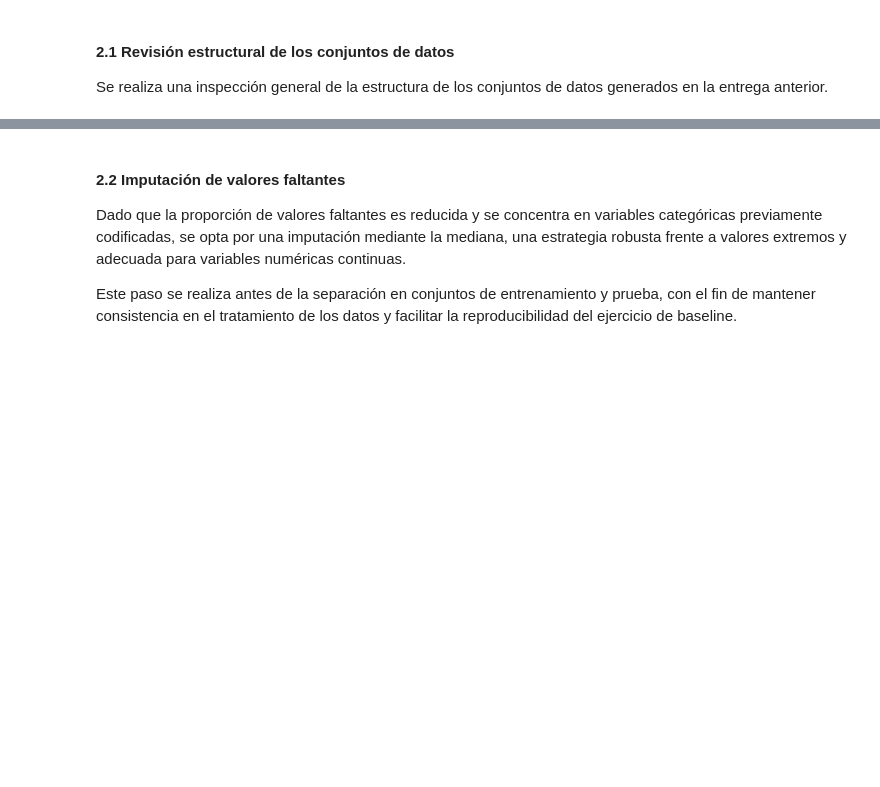
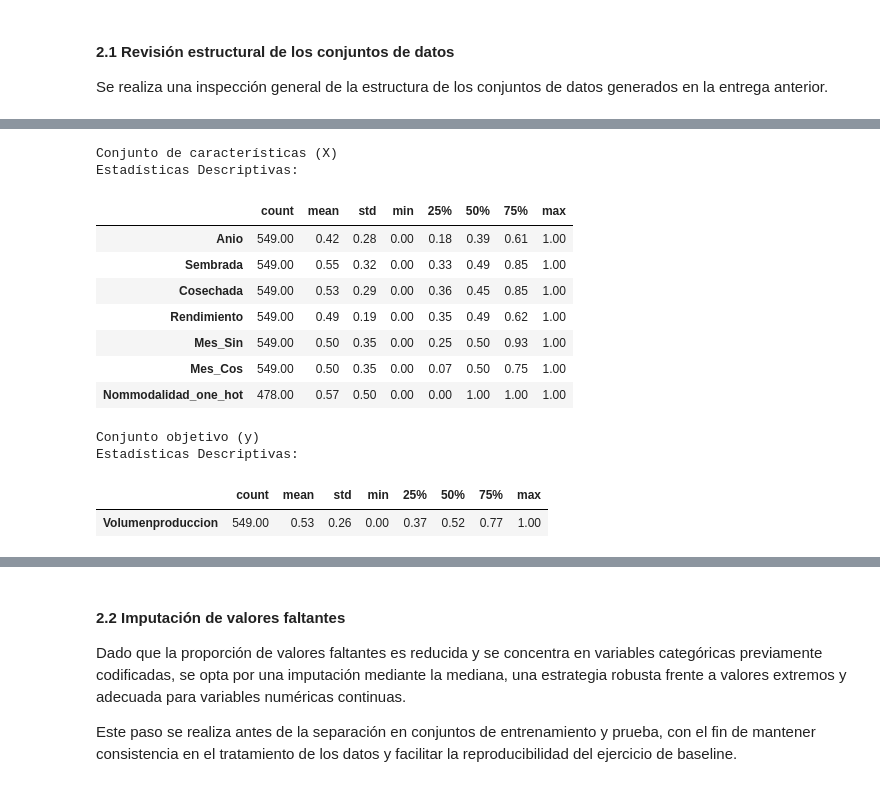
Before and after one commit to juan-pablo-lopez/tc5035-ene26-equipo29, a Jupyter notebook: Avance3.Equipo29.ipynb, the cells around one changed output, grey strips where cells are left out. Saved outputs shown, nothing was run; the diff lists cells and outputs as text; code cells hidden in the pictures; blank space fills up the shorter version.

Commit message:
Remove widgets

```diff
--- a/Avance3.Equipo29.ipynb
+++ b/Avance3.Equipo29.ipynb
@@ -168,11 +171,7 @@ display(widgets.HBox([X_shape_output, y_shape_output]))
 # %%
-# Dos columnas
-X_desc_output = widgets.Output(layout=widgets.Layout(width='50%'))
-y_desc_output = widgets.Output(layout=widgets.Layout(width='50%'))
 label="Estadísticas Descriptivas"
 
 # Descripción de los datasets
-output_info(X_desc_output, "Conjunto de características (X)", X.describe().T, label)
-output_info(y_desc_output, "Conjunto objetivo (y)", y.describe().T, label)
-display(widgets.HBox([X_desc_output, y_desc_output]))
+output_info("Conjunto de características (X)", X.describe().T, label)
+output_info("Conjunto objetivo (y)", y.describe().T, label)
 # %% [output]
@@ -180 +178,15 @@ display(widgets.HBox([X_desc_output, y_desc_output]))
+Conjunto de características (X)
+Estadísticas Descriptivas:
+|  | count | mean | std | min | 25% | 50% | 75% | max |
+| Anio | 549.00 | 0.42 | 0.28 | 0.00 | 0.18 | 0.39 | 0.61 | 1.00 |
+| Sembrada | 549.00 | 0.55 | 0.32 | 0.00 | 0.33 | 0.49 | 0.85 | 1.00 |
+| Cosechada | 549.00 | 0.53 | 0.29 | 0.00 | 0.36 | 0.45 | 0.85 | 1.00 |
+| Rendimiento | 549.00 | 0.49 | 0.19 | 0.00 | 0.35 | 0.49 | 0.62 | 1.00 |
+| Mes_Sin | 549.00 | 0.50 | 0.35 | 0.00 | 0.25 | 0.50 | 0.93 | 1.00 |
+| Mes_Cos | 549.00 | 0.50 | 0.35 | 0.00 | 0.07 | 0.50 | 0.75 | 1.00 |
+| Nommodalidad_one_hot | 478.00 | 0.57 | 0.50 | 0.00 | 0.00 | 1.00 | 1.00 | 1.00 |
+Conjunto objetivo (y)
+Estadísticas Descriptivas:
+|  | count | mean | std | min | 25% | 50% | 75% | max |
+| Volumenproduccion | 549.00 | 0.53 | 0.26 | 0.00 | 0.37 | 0.52 | 0.77 | 1.00 |
 # %%
```
Also changed, not shown: parts of 13 cells of this notebook.
